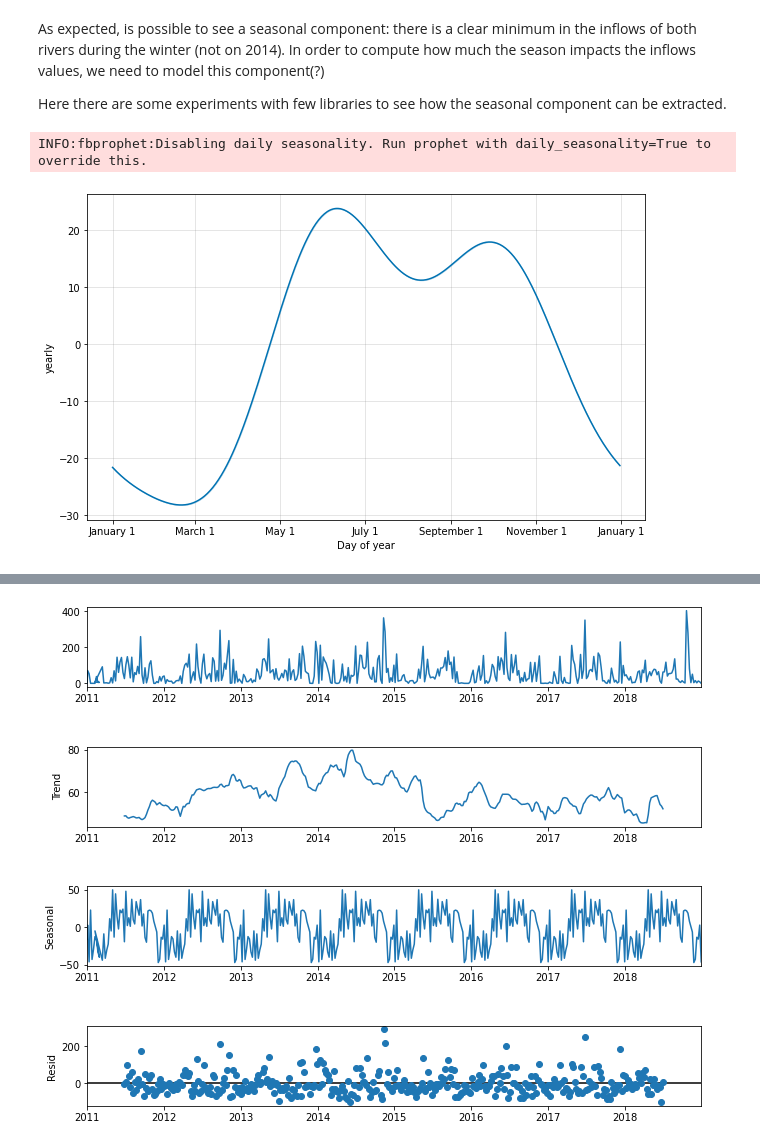
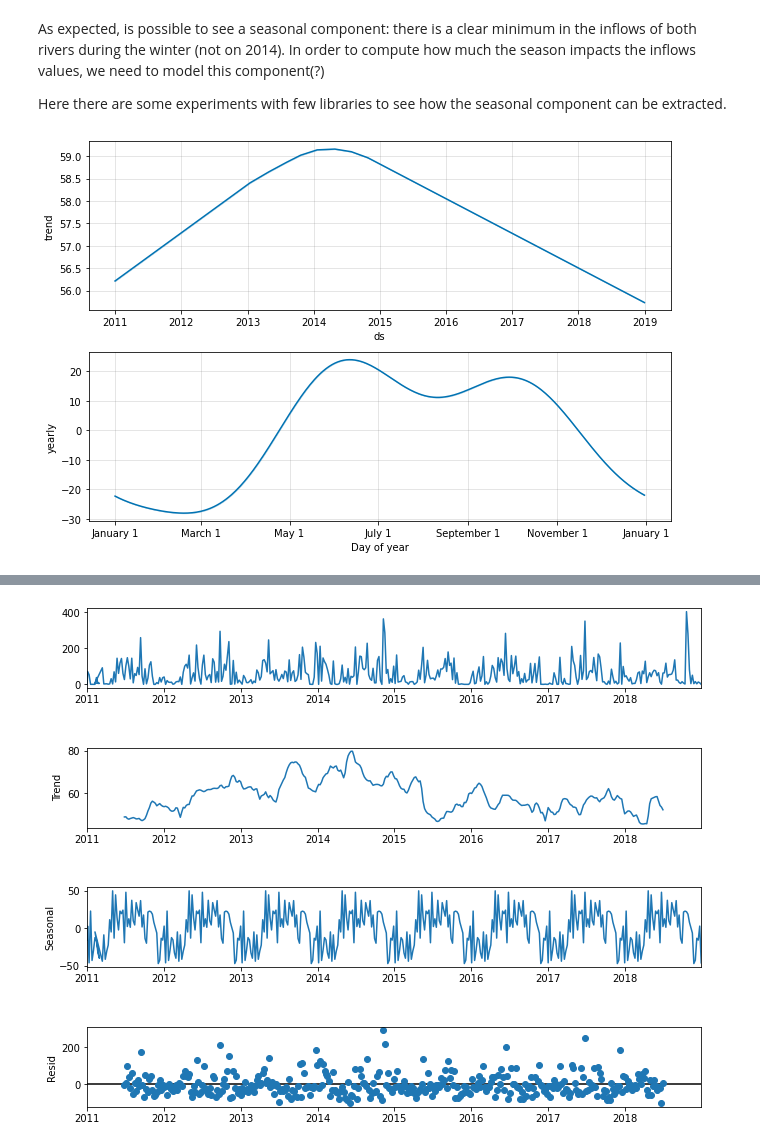
Before and after one commit to francescovidaich964/Como_lake, a Jupyter notebook: Como_Lake_test.ipynb, the cells around one changed output, grey strips where cells are left out. Drawn from its saved outputs; the diff is of its cells as text; code cells hidden in the pictures.

Commit message:
Estimation of seasonal inflows (for adda river)

```diff
--- a/Como_Lake_test.ipynb
+++ b/Como_Lake_test.ipynb
@@ -178,16 +178,22 @@ Here there are some experiments with few libraries to see how the seasonal compo
 # %%
 from fbprophet import Prophet
 import fbprophet.plot as fbp
 
 # format data to be compatible with the library
 adda_test = full_df[['From','ADDA PRELACUALE']]
 adda_test.columns = ['ds','y']
 
 # Find seasonality (fit it using fourier series of given order)
-model = Prophet(yearly_seasonality = 3)
+model = Prophet(yearly_seasonality = 3,
+                weekly_seasonality = False,
+                daily_seasonality  = False)
 model.fit(adda_test)
-fbp.plot_yearly(model)
+
+# Build estimated inflows
+adda_estim = model.predict()
+
+# Print fitted components
+model.plot_components(adda_estim)
 plt.show()
 # %% [output]
-INFO:fbprophet:Disabling daily seasonality. Run prophet with daily_seasonality=True to override this.
-[figure, old version]
+[figure, new version]
```
Also changed, not shown: parts of 2 cells of this notebook.
